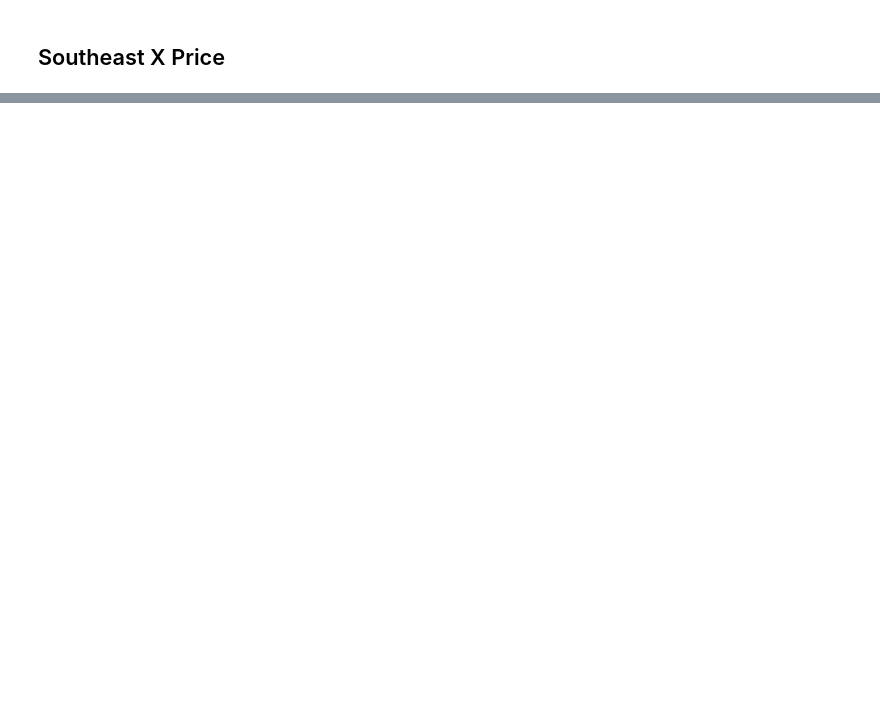
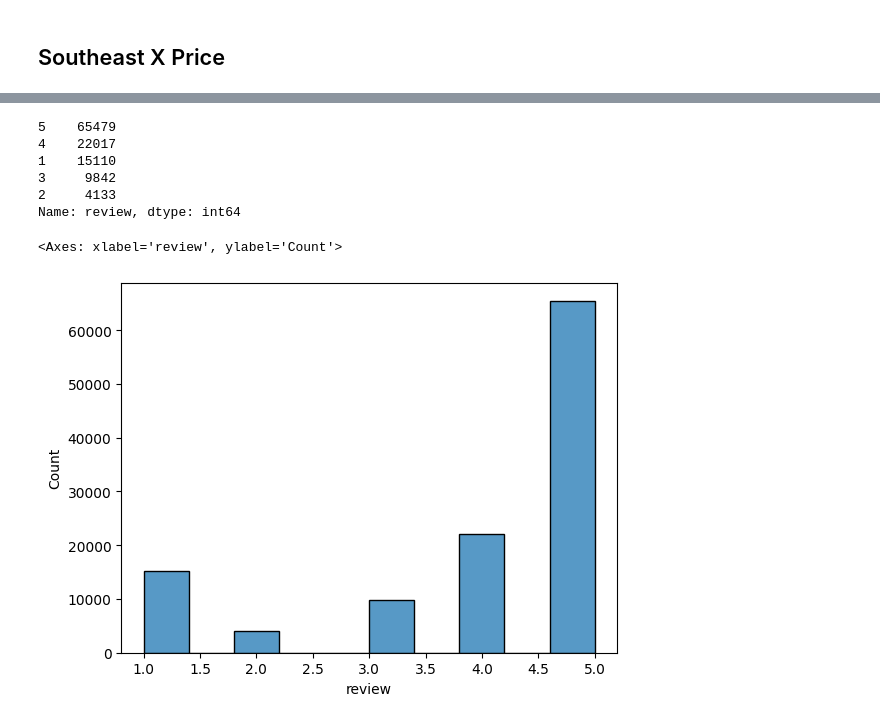
Before and after one commit to barbarafarah/clustering-clients, a Jupyter notebook: clustering.ipynb, the cells around one changed output, grey strips where cells are left out. Saved outputs shown, nothing was run; the diff lists cells and outputs as text; code cells hidden in the pictures; blank space fills up the shorter version.

```diff
--- a/clustering.ipynb
+++ b/clustering.ipynb
@@ -685,0 +653,12 @@ statistics_bi('client_city', 'order_price', df_SE).sort_values(by = ['count'], a
+# %%
+print(df_info_clients['review'].value_counts(normalize=False))
+sns.histplot(df_info_clients['review'], bins = 10)
+# %% [output]
+5    65479
+4    22017
+1    15110
+3     9842
+2     4133
+Name: review, dtype: int64
+<Axes: xlabel='review', ylabel='Count'>
+[figure, added]
```
Also changed, not shown: parts of 42 cells of this notebook, 1 other file.
